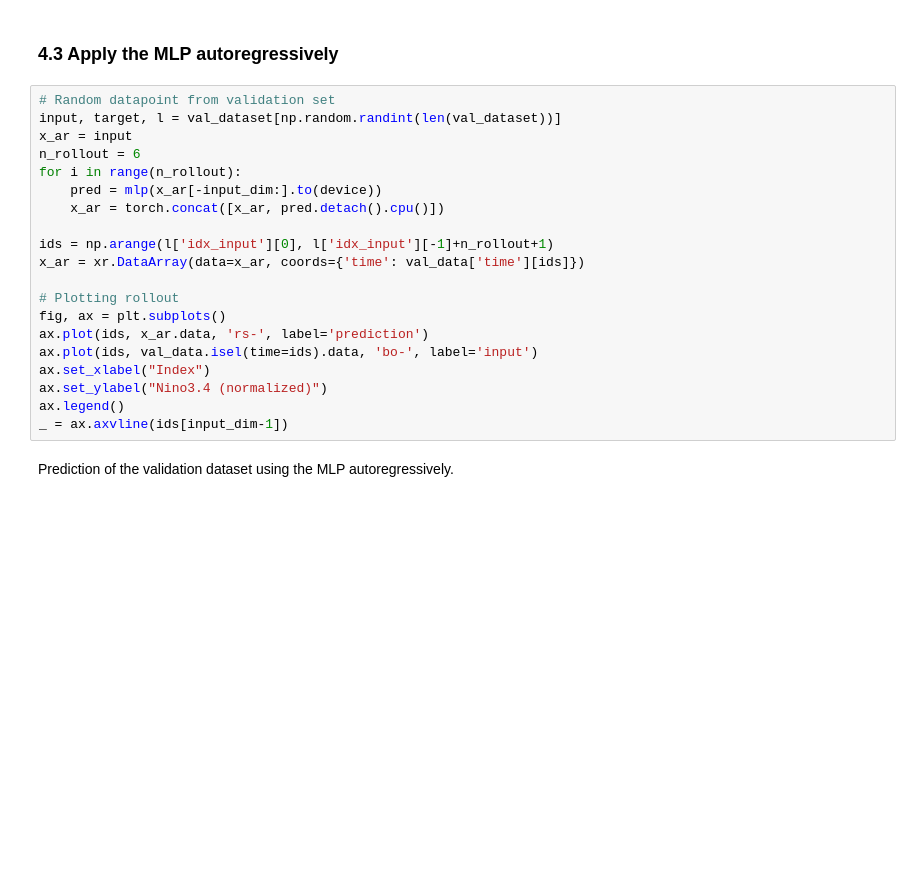
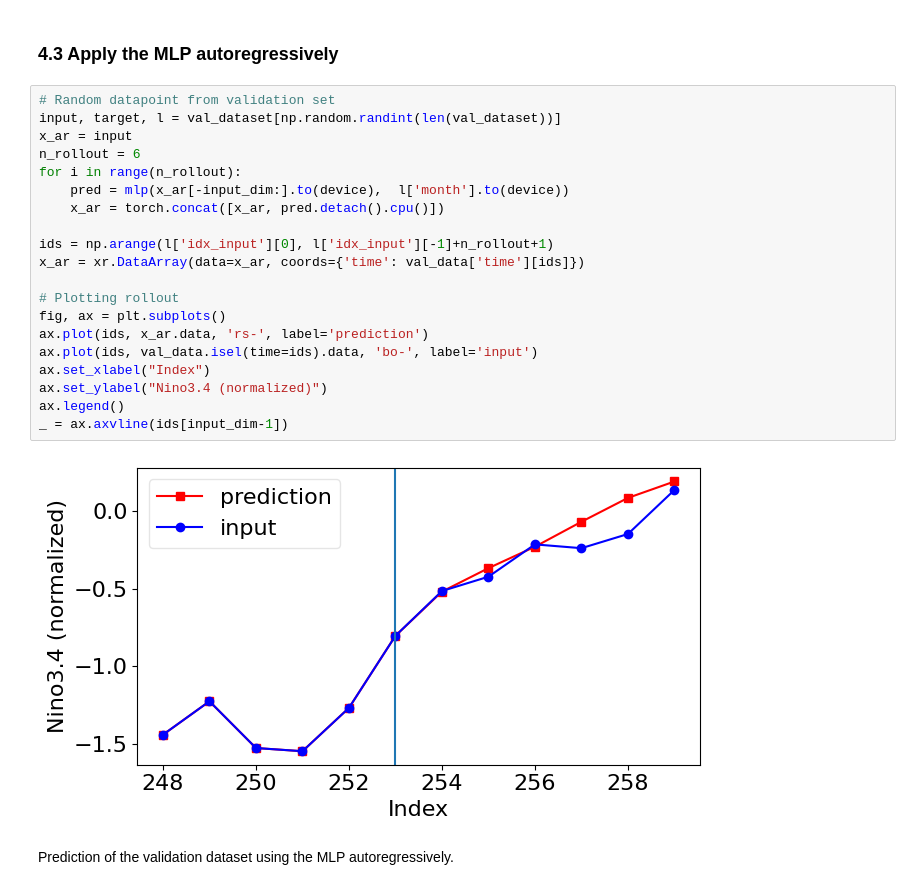
Before and after one commit to jakob-schloer/tutorials, a Jupyter notebook: MLP_timeseries/mlp_film_test.ipynb, the cells around one changed output. Drawn from its saved outputs; the diff is of its cells as text; blank space fills up the shorter version.

```diff
--- a/MLP_timeseries/mlp_film_test.ipynb
+++ b/MLP_timeseries/mlp_film_test.ipynb
@@ -416,23 +410,25 @@ _ = axs[1].set_xlabel('time')
 # %%
 # Random datapoint from validation set
 input, target, l = val_dataset[np.random.randint(len(val_dataset))]
 x_ar = input
 n_rollout = 6
 for i in range(n_rollout):
-    pred = mlp(x_ar[-input_dim:].to(device))
+    pred = mlp(x_ar[-input_dim:].to(device),  l['month'].to(device))
     x_ar = torch.concat([x_ar, pred.detach().cpu()])
 
 ids = np.arange(l['idx_input'][0], l['idx_input'][-1]+n_rollout+1)
 x_ar = xr.DataArray(data=x_ar, coords={'time': val_data['time'][ids]})
 
 # Plotting rollout
 fig, ax = plt.subplots()
 ax.plot(ids, x_ar.data, 'rs-', label='prediction')
 ax.plot(ids, val_data.isel(time=ids).data, 'bo-', label='input')
 ax.set_xlabel("Index")
 ax.set_ylabel("Nino3.4 (normalized)")
 ax.legend()
 _ = ax.axvline(ids[input_dim-1])
+# %% [output]
+[figure, added]
 # %% [markdown]
 Prediction of the validation dataset using the MLP autoregressively.
 # %%
```
Also changed, not shown: parts of 12 cells of this notebook.
